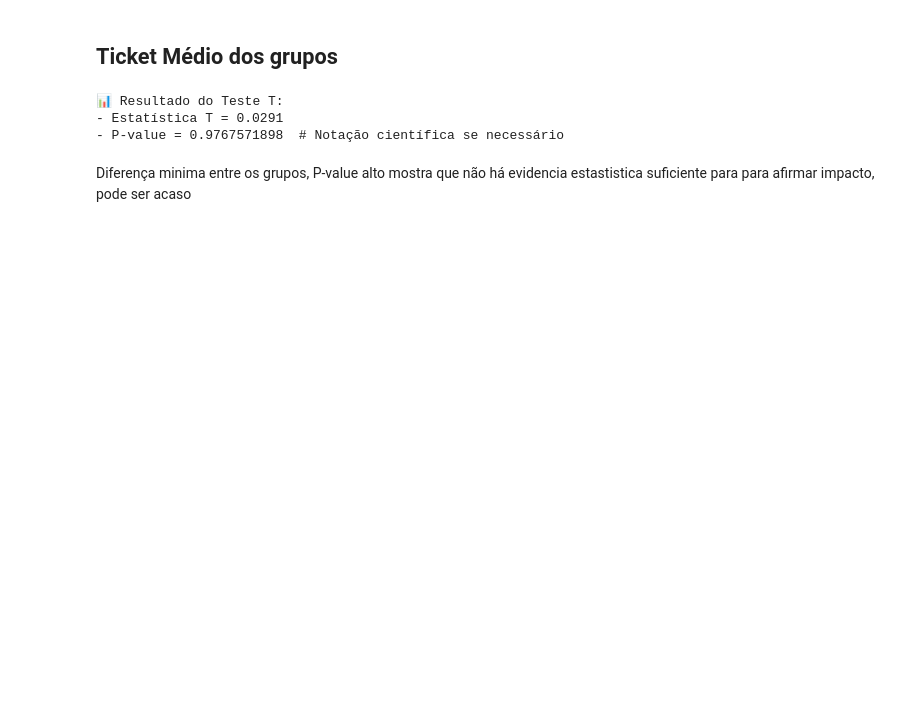
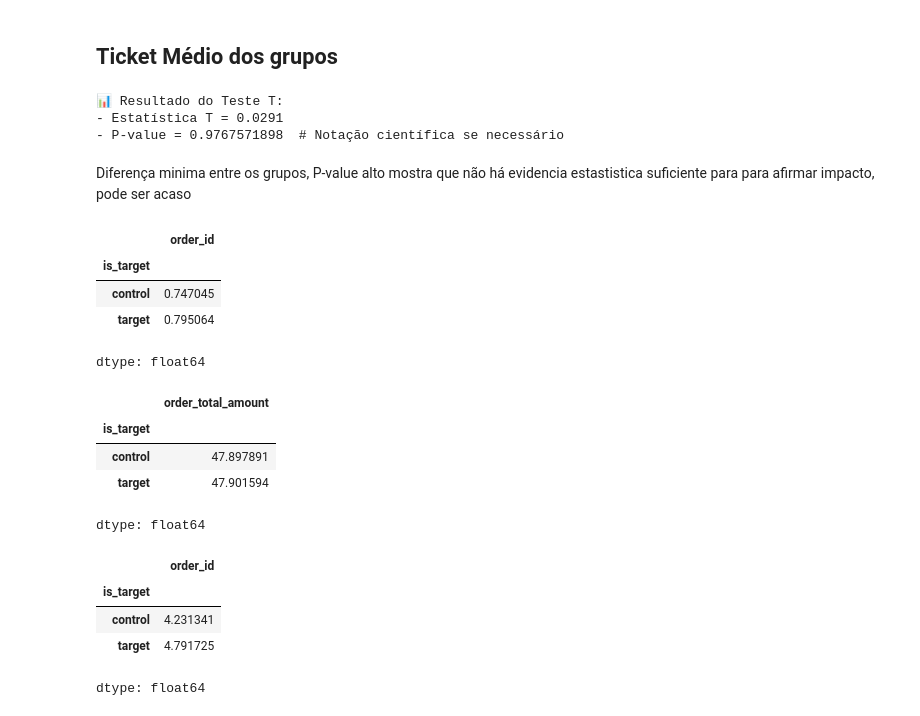
Before and after one commit to RonneyPetras/ifood-data-analysis-case, a Jupyter notebook: 02_ab_test_analysis.ipynb, the cells around one changed output. Saved outputs shown, nothing was run; the diff lists cells and outputs as text; code cells hidden in the pictures; blank space fills up the shorter version.

```diff
--- a/02_ab_test_analysis.ipynb
+++ b/02_ab_test_analysis.ipynb
@@ -149,3 +189,21 @@ amostra_target = gp_target[idx_target]
 idx_controle = np.random.choice(len(gp_controle),size=int(len(gp_controle) * sample_size), replace=False)
 
 amostra_controle = gp_controle[idx_controle]
+# %%
+display(df_gb_retencao, df_ticket_medio, df_frequencia_pedidos)
+# %% [output]
+|  | order_id |
+| is_target |  |
+| control | 0.747045 |
+| target | 0.795064 |
+dtype: float64
+|  | order_total_amount |
+| is_target |  |
+| control | 47.897891 |
+| target | 47.901594 |
+dtype: float64
+|  | order_id |
+| is_target |  |
+| control | 4.231341 |
+| target | 4.791725 |
+dtype: float64
```
Also changed, not shown: parts of 8 cells of this notebook.
